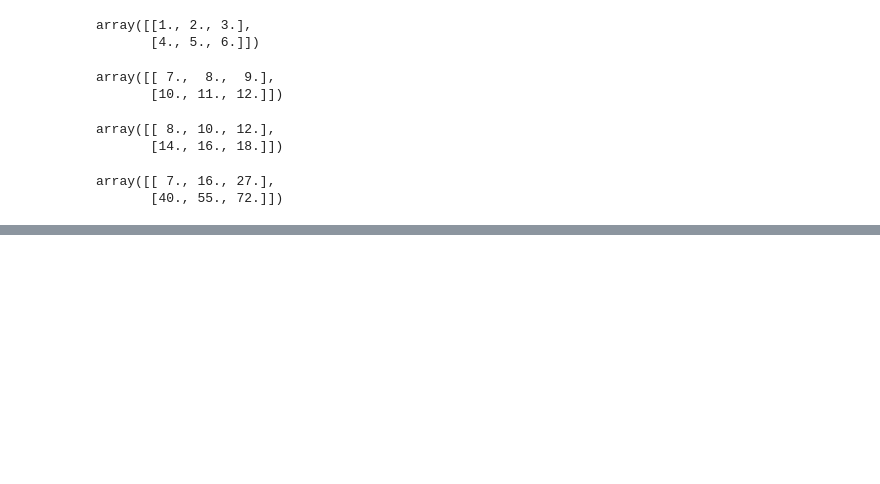
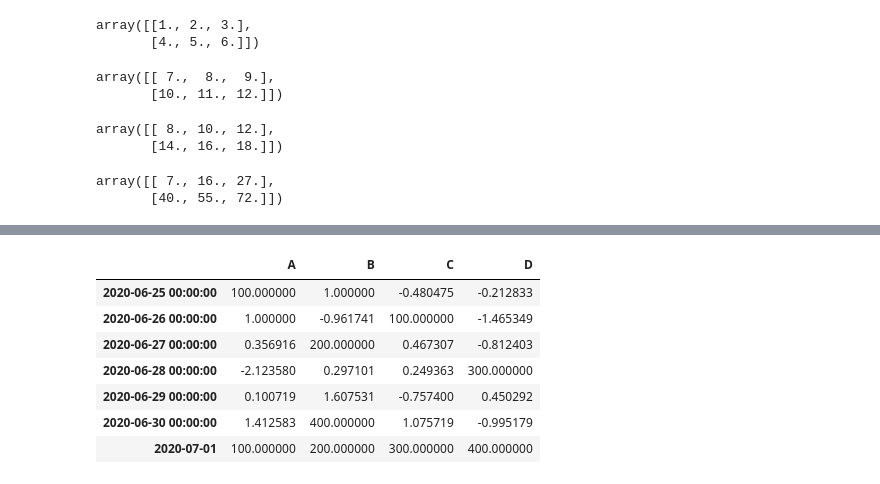
Before and after one commit to name234532/colab-test, a Jupyter notebook: colab_test.ipynb, the cells around one changed output, grey strips where cells are left out. Saved outputs shown, nothing was run; the diff lists cells and outputs as text; code cells hidden in the pictures; blank space fills up the shorter version.

```diff
--- a/colab_test.ipynb
+++ b/colab_test.ipynb
@@ -190,3 +190,6 @@ arr2*arr3
 # %% [output]
 array([[ 7., 16., 27.],
        [40., 55., 72.]])
+# %%
+dates = pd.date_range('20200625',periods = 6)
+dates
@@ -192,0 +200,3 @@ array([[ 7., 16., 27.],
+# %%
+df= pd.DataFrame(np.random.randn(6,4), index = dates, columns=['A','B','C','D'])
+df
@@ -192,0 +320,3 @@ array([[ 7., 16., 27.],
+# %%
+df.iloc[1:2,[0,2]]=100
+df
@@ -192,0 +331,13 @@ array([[ 7., 16., 27.],
+# %%
+df.loc['2020-07-01']=[100,200,300,400]
+df.iloc[1,0]=1
+df
+# %% [output]
+|  | A | B | C | D |
+| 2020-06-25 00:00:00 | 100.000000 | 1.000000 | -0.480475 | -0.212833 |
+| 2020-06-26 00:00:00 | 1.000000 | -0.961741 | 100.000000 | -1.465349 |
+| 2020-06-27 00:00:00 | 0.356916 | 200.000000 | 0.467307 | -0.812403 |
+| 2020-06-28 00:00:00 | -2.123580 | 0.297101 | 0.249363 | 300.000000 |
+| 2020-06-29 00:00:00 | 0.100719 | 1.607531 | -0.757400 | 0.450292 |
+| 2020-06-30 00:00:00 | 1.412583 | 400.000000 | 1.075719 | -0.995179 |
+| 2020-07-01 | 100.000000 | 200.000000 | 300.000000 | 400.000000 |
```
Also changed, not shown: parts of 20 cells of this notebook.
